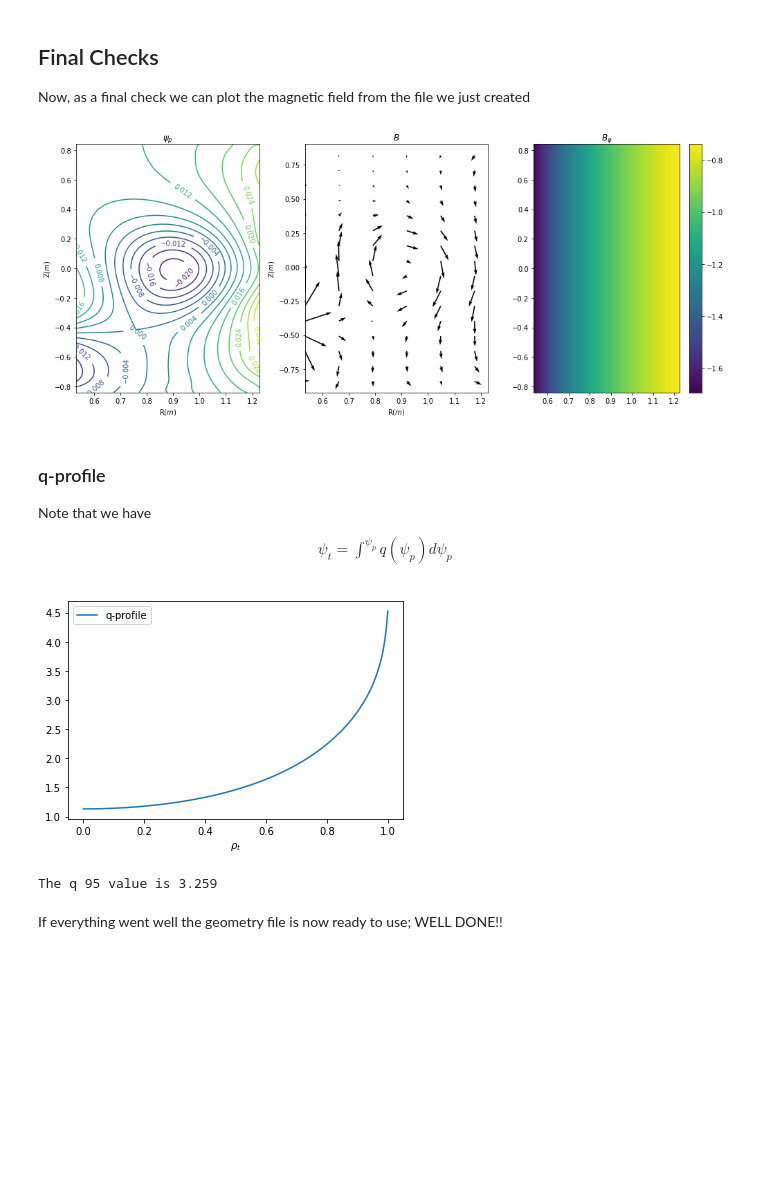
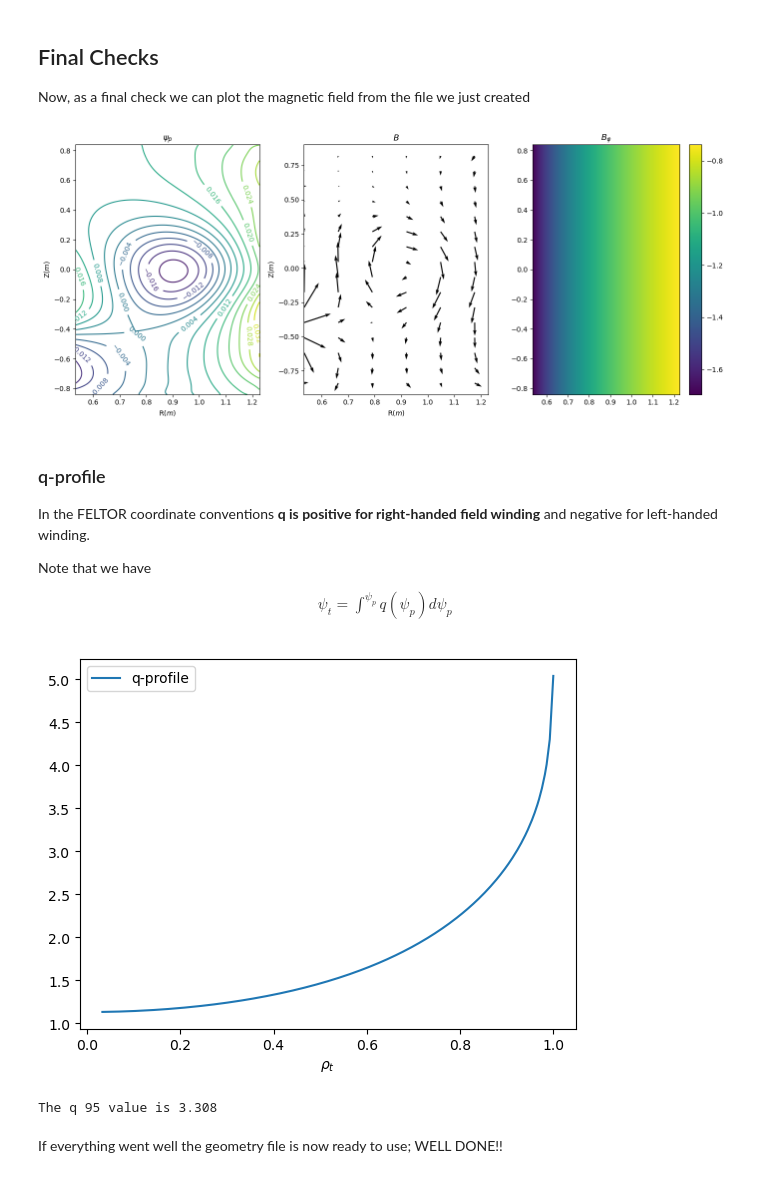
Before and after one commit to feltor-dev/magneticfielddb, a Jupyter notebook: polynomial_fit.ipynb, the cells around one changed output. Cells and saved outputs as stored; diff of their text form; code cells hidden in the pictures; blank space fills up the shorter version.

Commit message:
q-profile now with dg.evaluate function

```diff
--- a/polynomial_fit.ipynb
+++ b/polynomial_fit.ipynb
@@ -428,7 +428,7 @@ RX, ZX = dg.geo.findXpoint( psip, RX, ZX)
 psipX = mag.psip()(RX,ZX)
 print( "X-point at ", RX, ZX, " with value ", psipX)
 # Update the zero coefficient
-geom_file["c"][0] = copt[0] - psipX/PP/R0
+geom_file["c"][0] = copt[0] - psipX/geom_file["PP"]/geom_file["R_0"]
 # %% [output]
 O-point found at 0.9041709987516826 -0.008818237466959023 of type 1 (1 min, 2 max)
 X-point at  0.7593898565862388 -0.4154771039677641  with value  -0.074293202689439
@@ -469,9 +469,11 @@ fig.tight_layout()
 
 plt.show()
 # %% [output]
-[figure, old version]
+[figure, new version]
 # %% [markdown]
 ### q-profile
+
+In the FELTOR coordinate conventions **q is positive for right-handed field winding** and negative for left-handed winding.
 
 Note that we have
 \begin{align}
@@ -480,27 +482,23 @@ Note that we have
 # %%
 qfunctor = dg.geo.SafetyFactor(mag)
 # Our psip values go from psipO to 0
 psipO = mag.psip()(RO,ZO)
-# avoid being too close to the O-point and the separatrix
-if ( psipO > 0):
-    psi_values = np.linspace(psipO-1e-8,0,200, endpoint=False)
-else:
-    psi_values = np.linspace(psipO+1e-8,0,200, endpoint=False)
-rhop= np.sqrt( (psipO -  psi_values)/psipO)
-# print(qfunctor(psi_values))
-qprof = qfunctor(psi_values)
-psit = [np.trapz( qprof[0:i+1], psi_values[0:i+1]) for i in range( 0,np.size(psi_values))]
+psi_grid = dg.Grid( psipO,0, 3, 64)
+psi_values = dg.evaluate( lambda x : x, psi_grid)
+rhop = np.sqrt( (psipO -  psi_values)/psipO)
+qprof = dg.evaluate( qfunctor, psi_grid)
+psit = dg.integrate( qprof, psi_grid )
 
 # plt.plot(rhop , psit)
 rhot = np.sqrt( psit/psit[-1])
 plt.plot(rhot, qprof, label='q-profile')
 plt.xlabel(r'$\rho_t$')
 plt.legend()
 plt.show()
 q95 = np.interp(0.95, rhot, qprof)
 print( "The q 95 value is", np.round(q95,decimals=3))
 # %% [output]
-[figure, old version]
+[figure, new version]
-The q 95 value is 3.259
+The q 95 value is 3.308
 # %% [markdown]
 If everything went well the geometry file is now ready to use; WELL DONE!!
```
Also changed, not shown: parts of 4 cells of this notebook.
